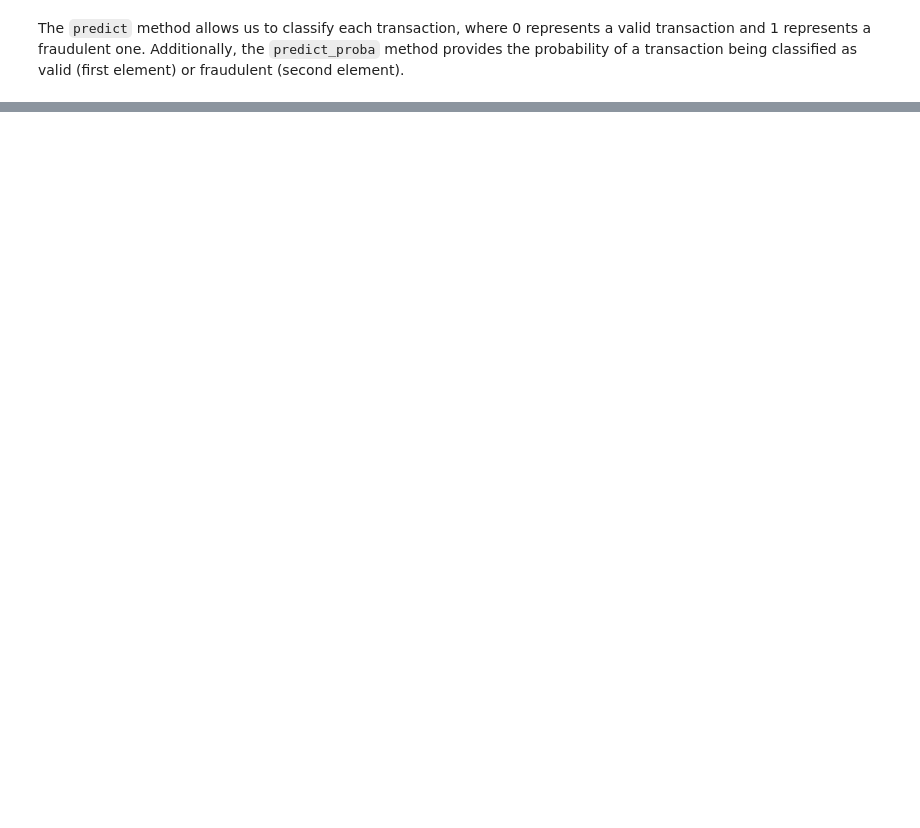
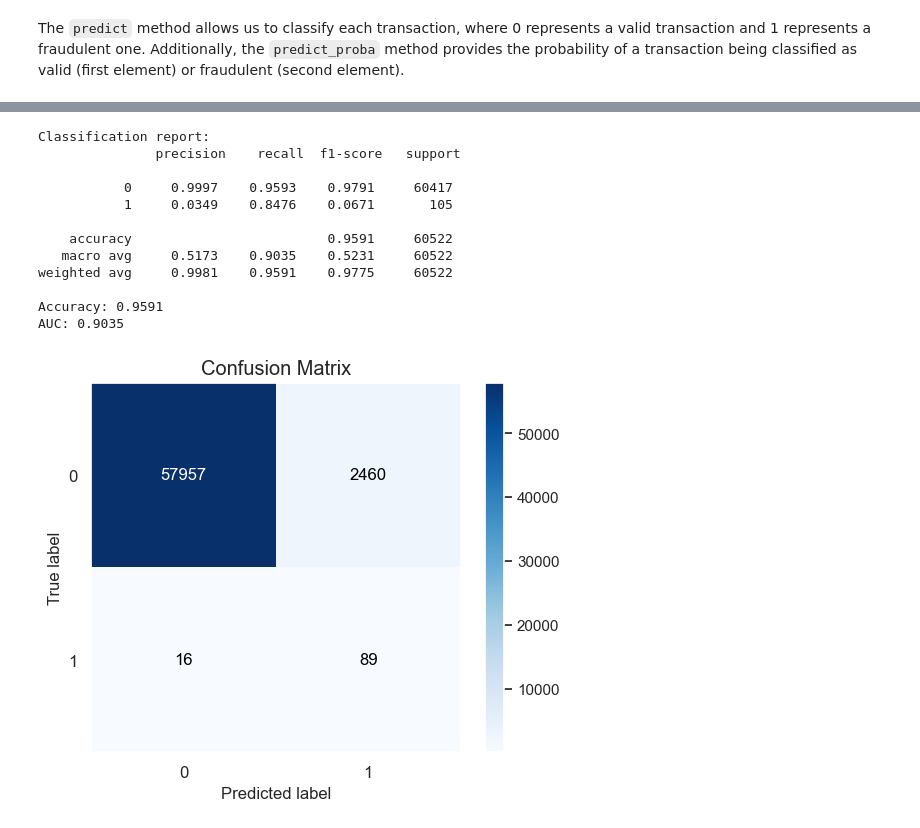
Before and after one commit to hugomaestri/data_science, a Jupyter notebook: 3-Credit_Card_Fraud_Detection.ipynb, the cells around one changed output, grey strips where cells are left out. Saved outputs shown, nothing was run; the diff lists cells and outputs as text; code cells hidden in the pictures; blank space fills up the shorter version.

Commit message:
Added evaluation results and ML models selection to perform the task

```diff
--- a/3-Credit_Card_Fraud_Detection.ipynb
+++ b/3-Credit_Card_Fraud_Detection.ipynb
@@ -456,0 +524,32 @@ The model achieved an overall accuracy of 96.75%, indicating that 96.75% of all
+# %%
+# defining and training the LR model
+model_dt = DecisionTreeClassifier(max_depth=best_depth, criterion="entropy")
+model_dt.fit(X_rus, y_rus)
+
+# forecast using validation dataset
+y_pred_dt = model_dt.predict(X_val)
+
+# confusion matrix plot
+skplt.metrics.plot_confusion_matrix(y_val, y_pred_dt)
+
+# Classification report
+print("Classification report:\n", classification_report(y_val, y_pred_dt, digits=4))
+
+# Accuracy and area under the curve
+print(f"Accuracy: {accuracy_score(y_val, y_pred_dt):.4f}")
+print(f"AUC: {roc_auc_score(y_val, y_pred_dt):.4f}\n")
+plt.show()
+# %% [output]
+Classification report:
+               precision    recall  f1-score   support
+
+           0     0.9997    0.9593    0.9791     60417
+           1     0.0349    0.8476    0.0671       105
+
+    accuracy                         0.9591     60522
+   macro avg     0.5173    0.9035    0.5231     60522
+weighted avg     0.9981    0.9591    0.9775     60522
+
+Accuracy: 0.9591
+AUC: 0.9035
+[figure, added]
```
Also changed, not shown: parts of 20 cells of this notebook.
